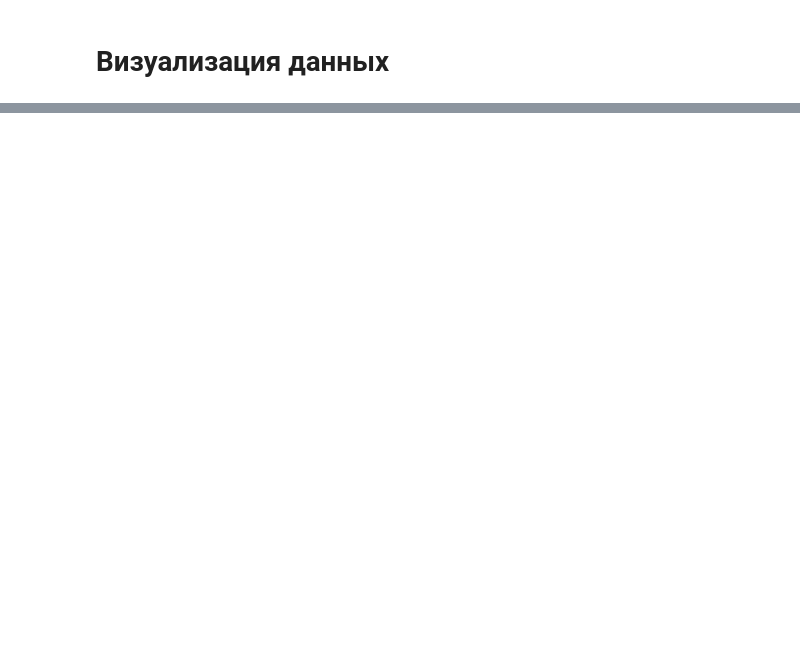
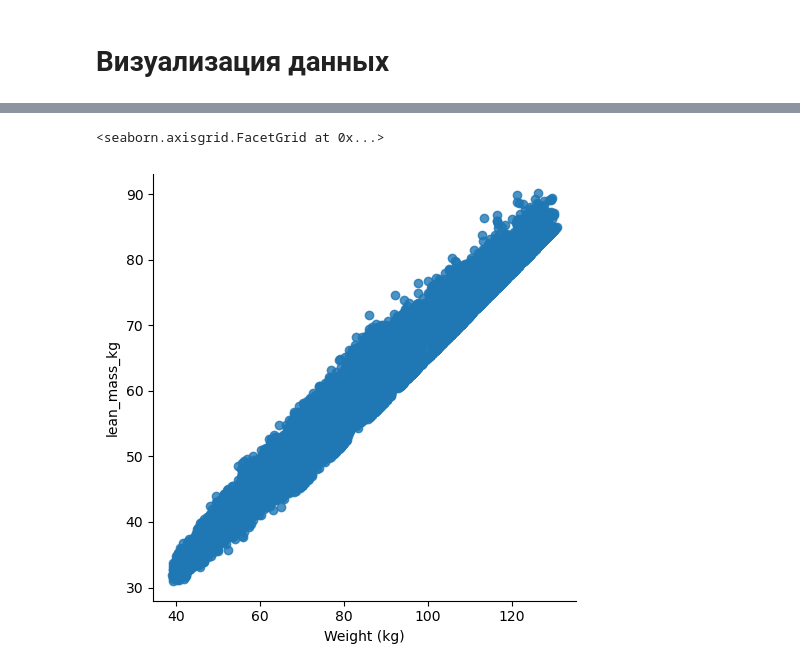
Before and after one commit to PinguinAdvokat/MLProf, a Jupyter notebook: проект1/Untitled.ipynb, the cells around one changed output, grey strips where cells are left out. Saved outputs shown, nothing was run; the diff lists cells and outputs as text; code cells hidden in the pictures; blank space fills up the shorter version.

```diff
--- a/проект1/Untitled.ipynb
+++ b/проект1/Untitled.ipynb
@@ -126,0 +96,5 @@ sb.lmplot(data=clean_df, x='Proteins', y='protein_per_kg')
+# %%
+sb.lmplot(data=clean_df, x='Weight (kg)', y='lean_mass_kg')
+# %% [output]
+<seaborn.axisgrid.FacetGrid at 0x...>
+[figure, added]
```
Also changed, not shown: parts of 18 cells of this notebook, 1 other file.
